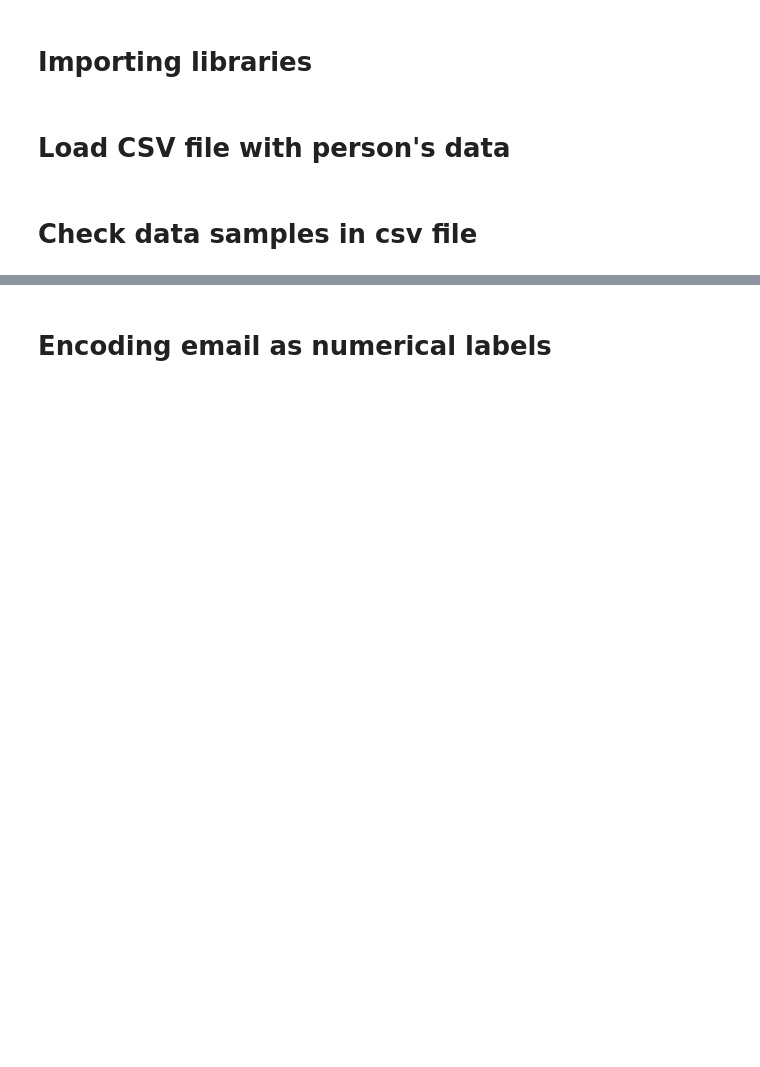
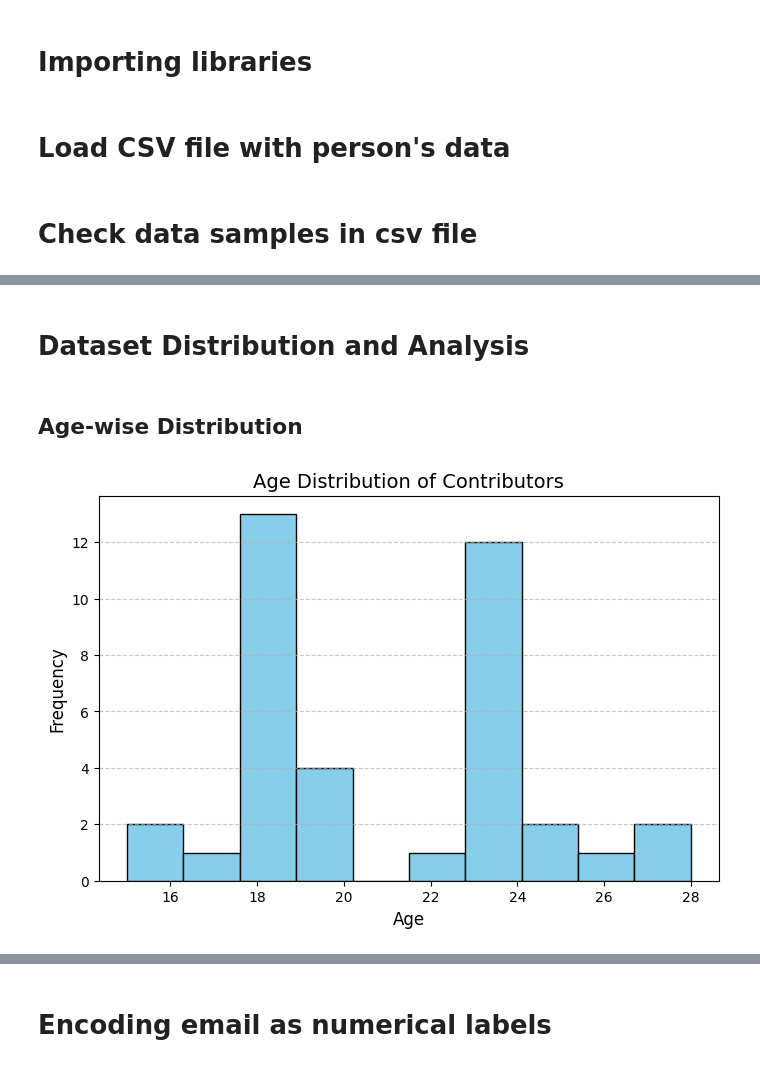
Before and after one commit to Sazim2019331087/voice_model, a Jupyter notebook: voice_model.ipynb, the cells around one changed output, grey strips where cells are left out. Cells and saved outputs as stored; diff of their text form; code cells hidden in the pictures; blank space fills up the shorter version.

Commit message:
Adding Data Distribution

```diff
--- a/voice_model.ipynb
+++ b/voice_model.ipynb
@@ -46,3 +46,27 @@ data.head()
 | 2 | tahmidkabiraddin@gmail.com | Tahmid Kabir | 24 | Male | SUST | CSE | English | 675d9552e3d4b.wav |
 | 3 | pappu457373@gmail.com | Pappu Roy | 24 | Male | SUST | CSE | Bangla | 6757a85d9e5e1.wav |
 | 4 | shohanur.rahman133883@gmail.com | Shohanur Rahman | 24 | Male | SUST | CSE | Bangla | 676c161e06a4a.wav |
+# %% [markdown]
+# Dataset Distribution and Analysis
+# %%
+import pandas as pd
+import matplotlib.pyplot as plt
+
+# Load the dataset
+data = pd.read_csv("main_data.csv")
+
+# Cleaning and preprocessing
+data['age'] = pd.to_numeric(data['age'], errors='coerce')
+data.dropna(subset=['age'], inplace=True)
+# %% [markdown]
+## **Age-wise** Distribution
+# %%
+plt.figure(figsize=(8, 5))
+plt.hist(data['age'], bins=10, color='skyblue', edgecolor='black')
+plt.title('Age Distribution of Contributors', fontsize=14)
+plt.xlabel('Age', fontsize=12)
+plt.ylabel('Frequency', fontsize=12)
+plt.grid(axis='y', linestyle='--', alpha=0.7)
+plt.show()
+# %% [output]
+[figure, added]
```
Also changed, not shown: parts of 9 cells of this notebook.
